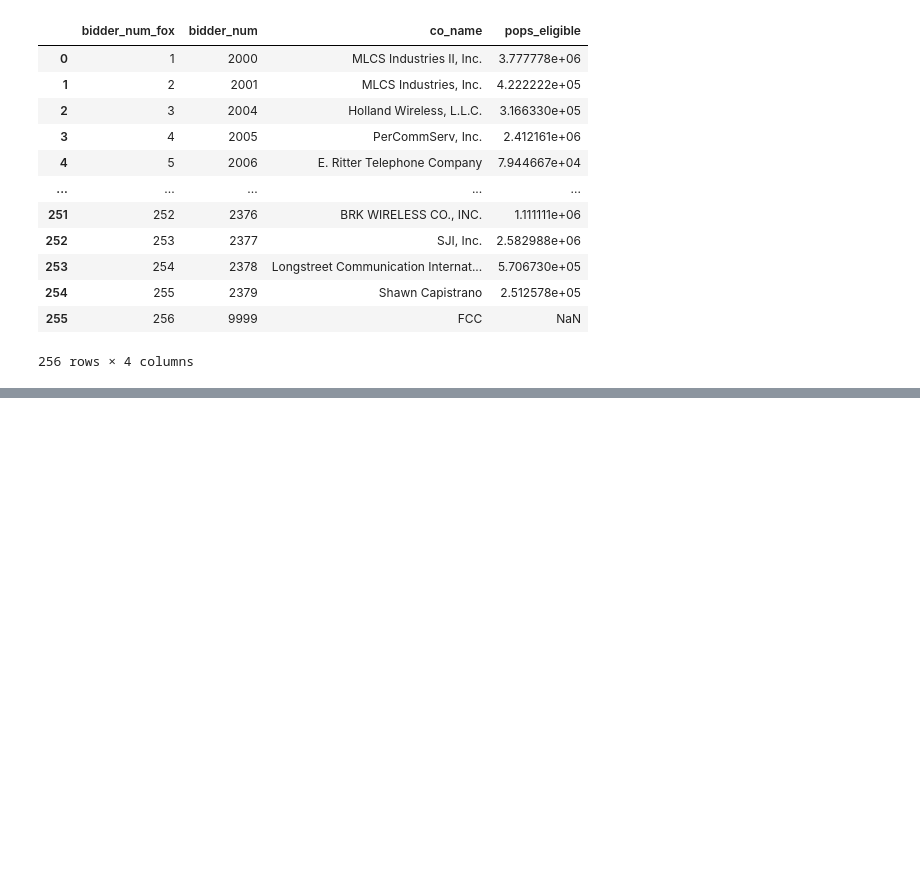
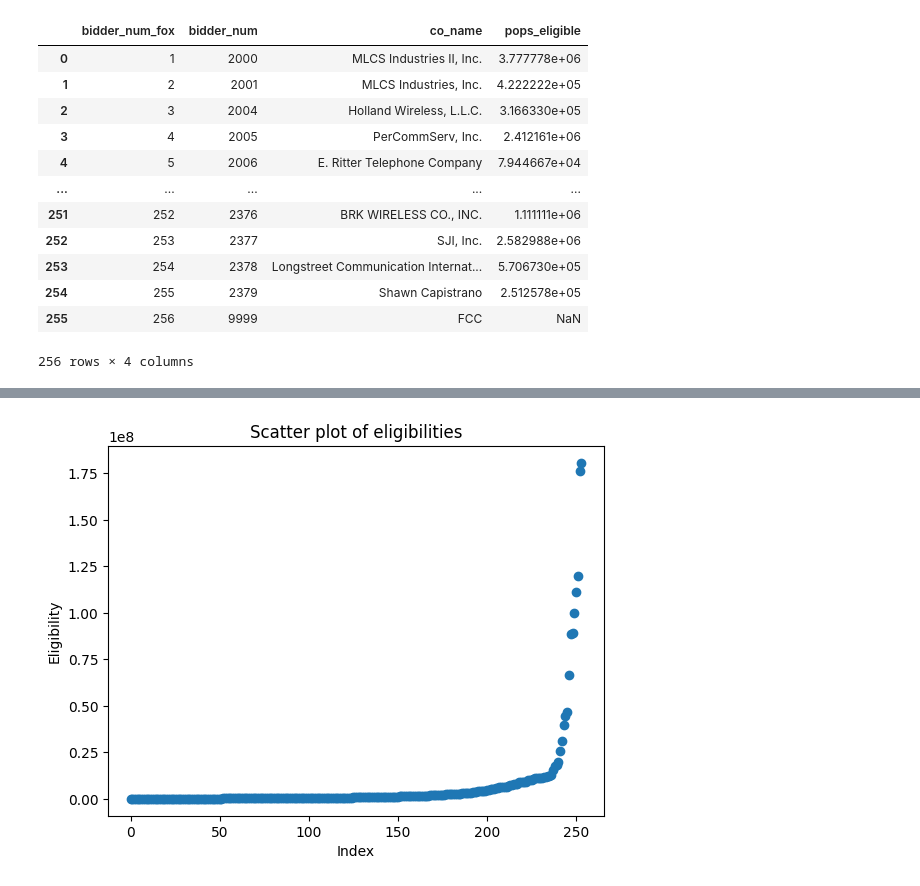
Before and after one commit to enzodipasquale/combinatorial-choice-estimation, a Jupyter notebook: Empirical_application/Fox_Bajari_application.ipynb, the cells around one changed output, grey strips where cells are left out. Drawn from its saved outputs; the diff is of its cells as text; code cells hidden in the pictures; blank space fills up the shorter version.

```diff
--- a/Empirical_application/Fox_Bajari_application.ipynb
+++ b/Empirical_application/Fox_Bajari_application.ipynb
@@ -59,3 +59,24 @@ bidder_data
 | 254 | 255 | 2379 | Shawn Capistrano | 2.512578e+05 |
 | 255 | 256 | 9999 | FCC | NaN |
 256 rows × 4 columns
+# %%
+# take column pops_eligible to np array
+pop_elig_i = np.array(bidder_data['pops_eligible'])
+
+# take rows where pops_eligible is nan
+bidder_data_nan = bidder_data[bidder_data['pops_eligible'].isnull()]
+print(bidder_data_nan)
+
+
+pop_elig_i_nonan = pop_elig_i[~np.isnan(pop_elig_i)]
+
+print("Non nan eligibilities: ", len(pop_elig_i_nonan), " over ",len(pop_elig_i) )
+print("unique eligibility values: ", len(np.unique(pop_elig_i_nonan)))
+
+print("######")
+print("Population statistics")
+print(bta_data['pop90'].mean())
+print(bta_data['pop90'].std())
+
+print(bta_data['pop90'].min())
+print(bta_data['pop90'].max())
@@ -61,0 +156,11 @@ bidder_data
+# %%
+# scatter the eligibilities
+import matplotlib.pyplot as plt
+
+plt.scatter(range(len(pop_elig_i_nonan)), np.sort(pop_elig_i_nonan))
+plt.xlabel('Index')
+plt.ylabel('Eligibility')
+plt.title('Scatter plot of eligibilities')
+plt.show()
+# %% [output]
+[figure, added]
```
Also changed, not shown: parts of 6 cells of this notebook, 5 other files.
